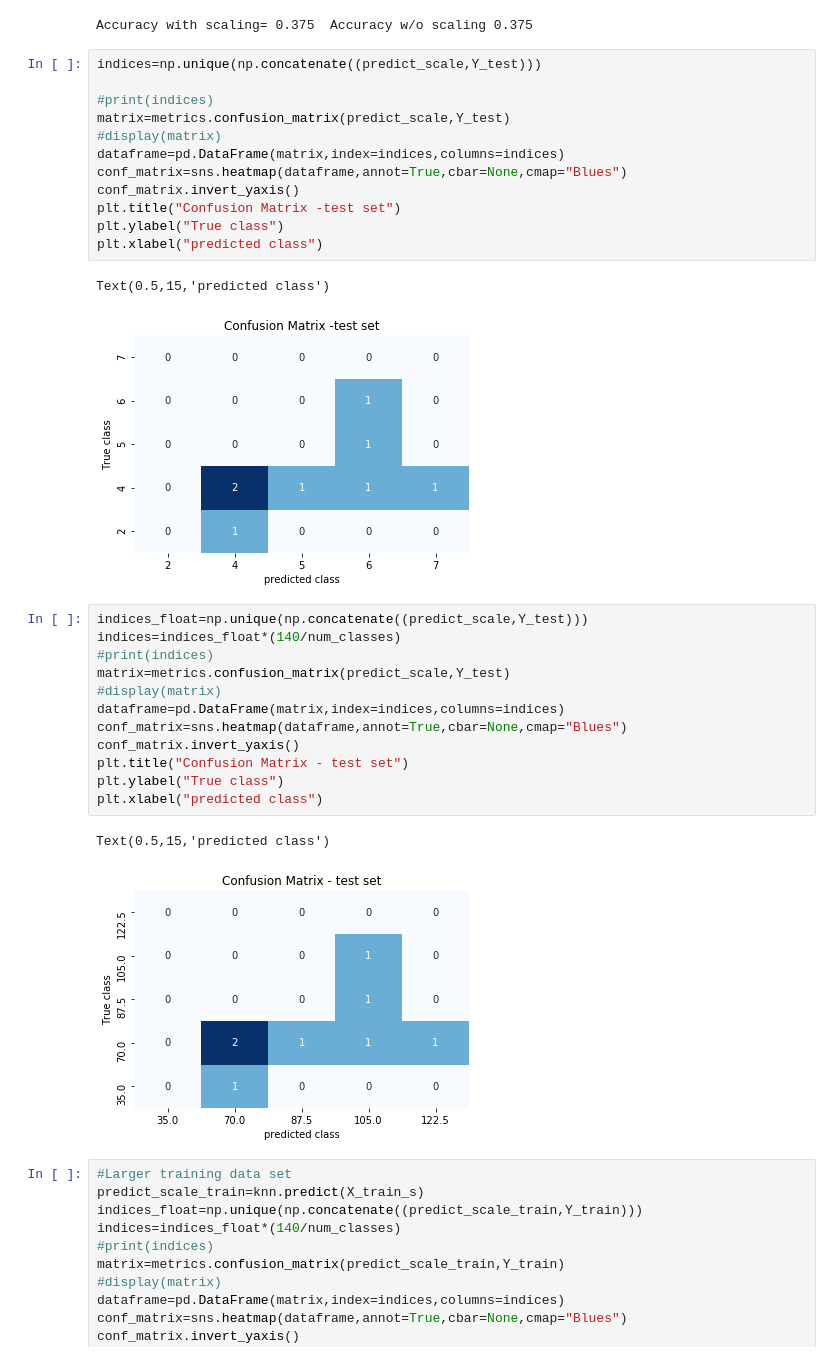
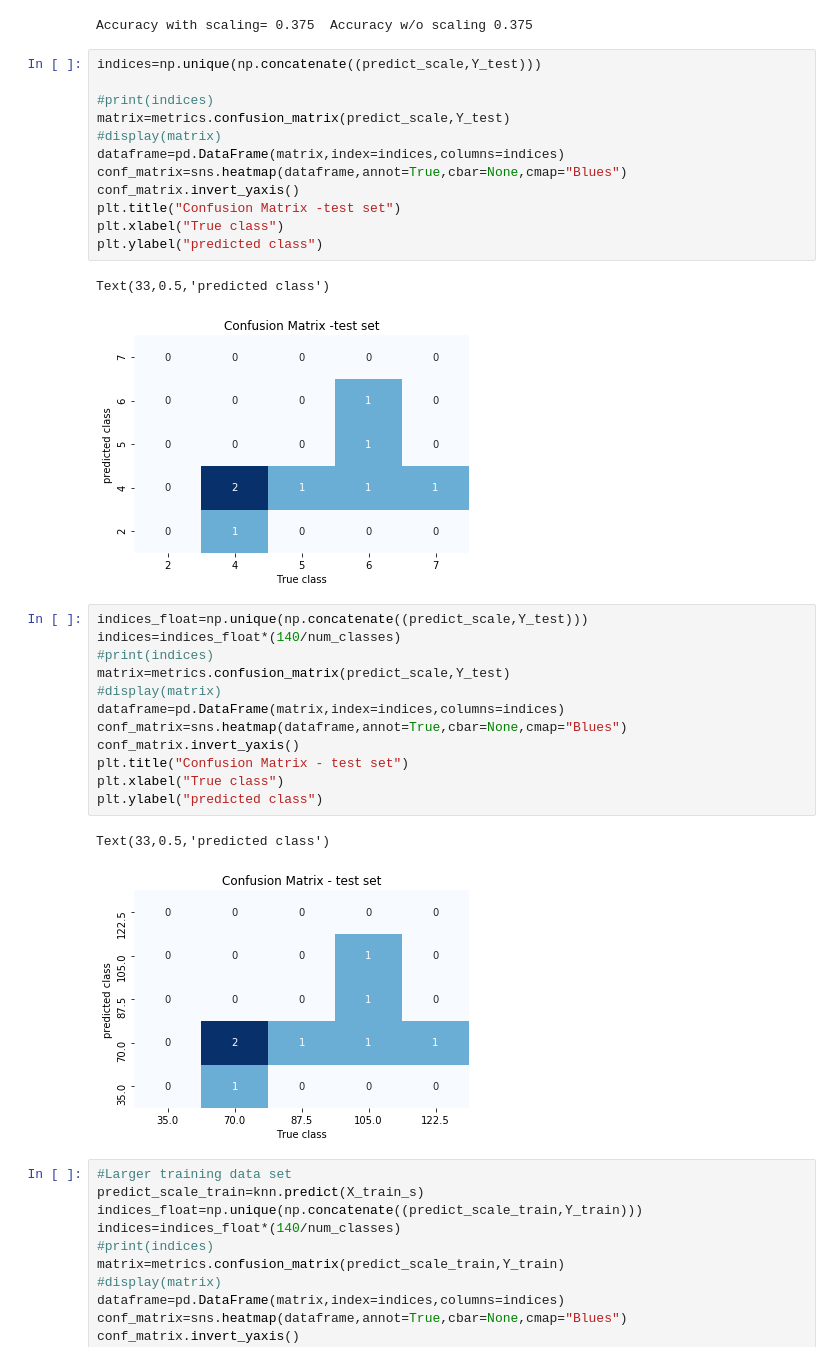
Before and after one commit to Md557/py-datasci, a Jupyter notebook: petroleum well analysis example/petroleum regression, CV, KNN analysis-CFF.ipynb, the cells around one changed output. Drawn from its saved outputs; the diff is of its cells as text.

```diff
--- a/petroleum well analysis example/petroleum regression, CV, KNN analysis-CFF.ipynb
+++ b/petroleum well analysis example/petroleum regression, CV, KNN analysis-CFF.ipynb
@@ -1074,18 +1074,18 @@ Accuracy with scaling= 0.375  Accuracy w/o scaling 0.375
 # %%
 indices=np.unique(np.concatenate((predict_scale,Y_test)))
 
 #print(indices)
 matrix=metrics.confusion_matrix(predict_scale,Y_test)
 #display(matrix)
 dataframe=pd.DataFrame(matrix,index=indices,columns=indices)
 conf_matrix=sns.heatmap(dataframe,annot=True,cbar=None,cmap="Blues")
 conf_matrix.invert_yaxis()
 plt.title("Confusion Matrix -test set")
-plt.ylabel("True class")
-plt.xlabel("predicted class")
+plt.xlabel("True class")
+plt.ylabel("predicted class")
 # %% [output]
-Text(0.5,15,'predicted class')
+Text(33,0.5,'predicted class')
-[figure, old version]
+[figure, new version]
 # %%
 indices_float=np.unique(np.concatenate((predict_scale,Y_test)))
 indices=indices_float*(140/num_classes)
@@ -1096,11 +1096,11 @@ dataframe=pd.DataFrame(matrix,index=indices,columns=indices)
 conf_matrix=sns.heatmap(dataframe,annot=True,cbar=None,cmap="Blues")
 conf_matrix.invert_yaxis()
 plt.title("Confusion Matrix - test set")
-plt.ylabel("True class")
-plt.xlabel("predicted class")
+plt.xlabel("True class")
+plt.ylabel("predicted class")
 # %% [output]
-Text(0.5,15,'predicted class')
+Text(33,0.5,'predicted class')
-[figure, old version]
+[figure, new version]
 # %%
 #Larger training data set
 predict_scale_train=knn.predict(X_train_s)
```
Also changed, not shown: parts of 1 cell of this notebook.
